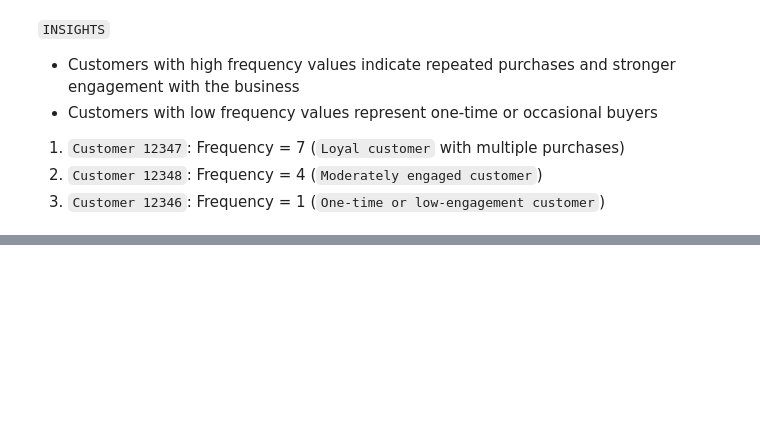
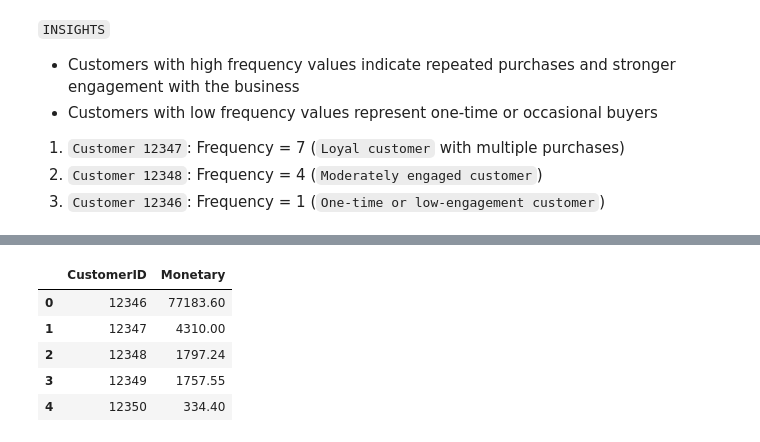
Before and after one commit to BSU04/ecommerce-customer-intelligence, a Jupyter notebook: E-commerce.ipynb, the cells around one changed output, grey strips where cells are left out. Cells and saved outputs as stored; diff of their text form; code cells hidden in the pictures; blank space fills up the shorter version.

Commit message:
feat: calculate monetary feature for RFM analysis

```diff
--- a/E-commerce.ipynb
+++ b/E-commerce.ipynb
@@ -936,0 +959,13 @@ frequency.head()
+# %%
+monetary = ecommerce_cleaned.groupby('CustomerID')['Revenue'].sum().reset_index()
+# %%
+monetary.columns = ['CustomerID', 'Monetary']
+# %%
+monetary.head()
+# %% [output]
+|  | CustomerID | Monetary |
+| 0 | 12346 | 77183.60 |
+| 1 | 12347 | 4310.00 |
+| 2 | 12348 | 1797.24 |
+| 3 | 12349 | 1757.55 |
+| 4 | 12350 | 334.40 |
```
Also changed, not shown: parts of 7 cells of this notebook.
